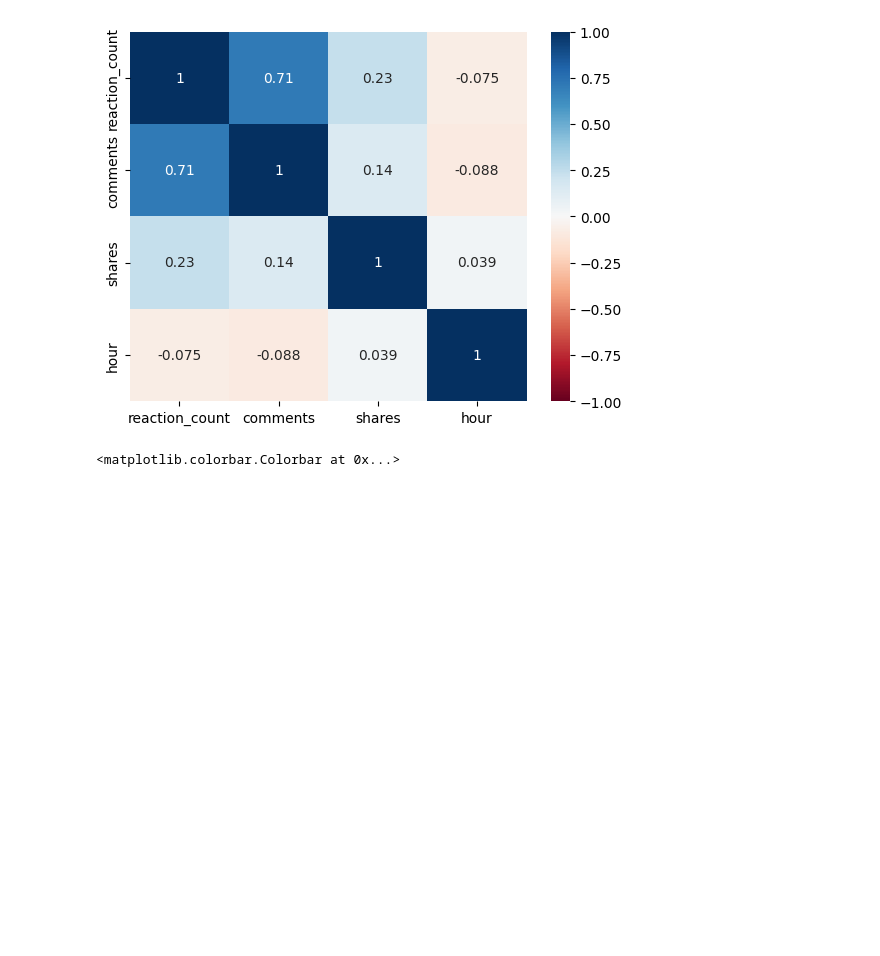
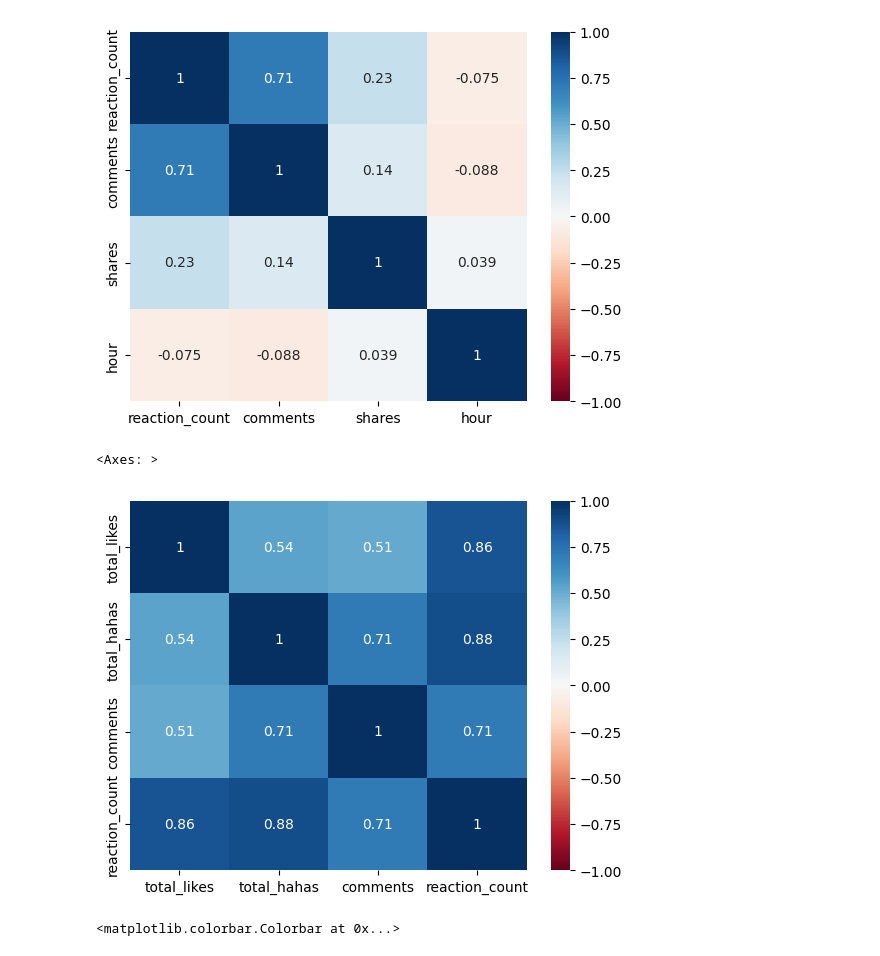
Before and after one commit to hoandkjxhbfhk/finalproject-, a Jupyter notebook: Analyze_data.ipynb, the cells around one changed output. Drawn from its saved outputs; the diff is of its cells as text; code cells hidden in the pictures; blank space fills up the shorter version.

```diff
--- a/Analyze_data.ipynb
+++ b/Analyze_data.ipynb
@@ -82,3 +82,39 @@ Data columns (total 52 columns):
  51  header                         12 non-null     object
 dtypes: bool(3), datetime64[ns](1), float64(15), int64(6), object(27)
 memory usage: 122.4+ KB
+# %%
+list_col_delete = ['text','original_text','timestamp','image_lowquality','images','images_description','images_lowquality','images_lowquality_description',
+ 'video',
+ 'video_duration_seconds',
+ 'video_height',
+ 'video_quality',
+ 'video_size_MB',
+ 'video_thumbnail',
+ 'video_watches',
+ 'video_width',
+ 'likes',
+ 'post_url',
+ 'link',
+ 'links',
+ 'user_id',
+ 'username',
+ 'user_url',
+ 'is_live',
+ 'factcheck',
+ 'shared_post_id',
+ 'shared_time',
+ 'shared_user_id',
+ 'shared_username',
+ 'shared_post_url',
+ 'available',
+ 'reactors',
+ 'w3_fb_url',
+ 'with',
+ 'page_id',
+ 'sharers',
+ 'image_id',
+ 'image_ids',
+ 'was_live',
+ 'fetched_time'
+ ]
+df = df.drop(list_col_delete, axis = 1)
@@ -473,6 +479,12 @@ sns.heatmap(corr, annot=True, cmap='RdBu', vmin=-1, vmax=1)
 # %% [output]
 <Axes: >
 [figure]
+# %%
+corr = df[['total_likes', 'total_hahas', 'comments','reaction_count']].corr()
+sns.heatmap(corr, annot=True, cmap='RdBu', vmin=-1, vmax=1)
+# %% [output]
+<Axes: >
+[figure, added]
 # %%
 plt.scatter(df['hour'], df['reaction_count'], c=df['reaction_count'])
 plt.title('Hour vs Reaction Count')
```
Also changed, not shown: parts of 19 cells of this notebook.
